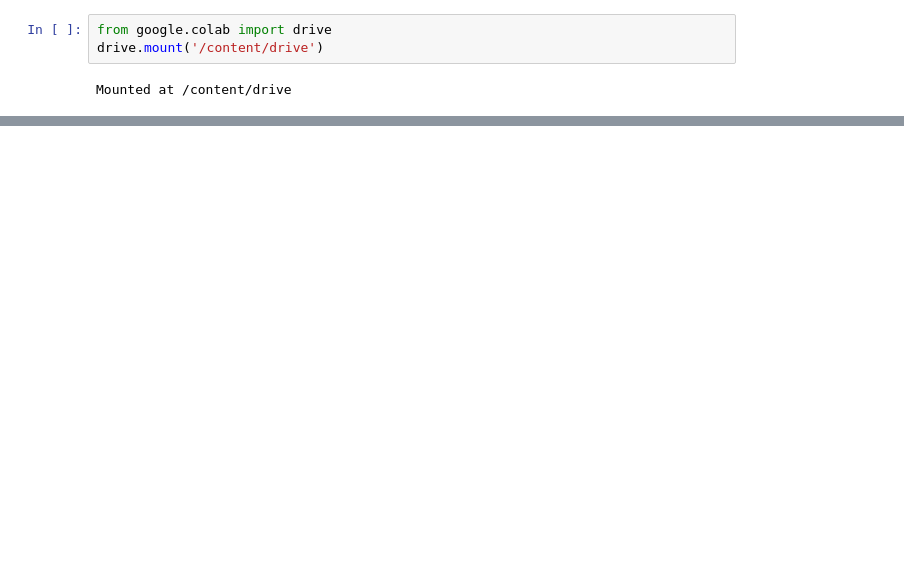
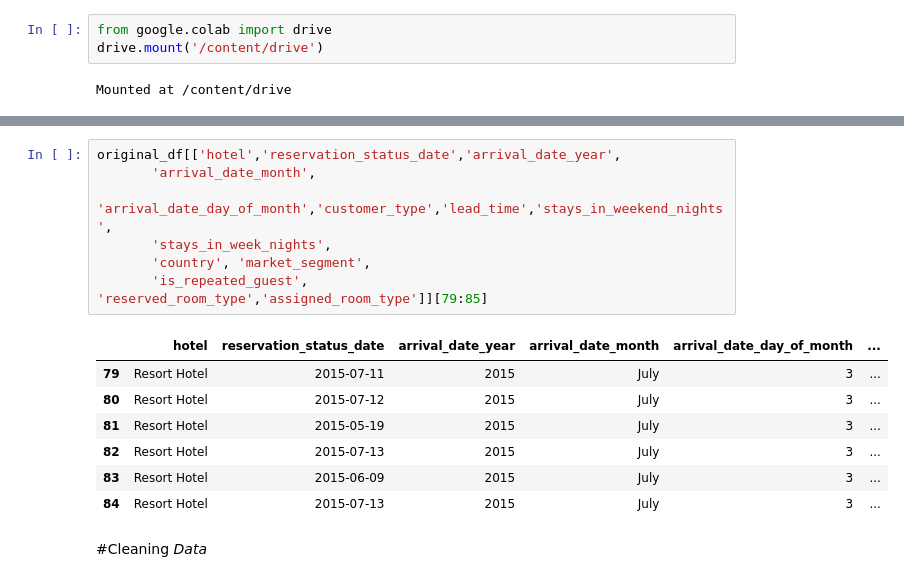
Before and after one commit to smkmohsin/hotel-booking-data-analysis, a Jupyter notebook: Hotel_Booking_Analysis_Sheikh_Mohsin_Kader.ipynb, the cells around one changed output, grey strips where cells are left out. Drawn from its saved outputs; the diff is of its cells as text; blank space fills up the shorter version.

```diff
--- a/Hotel_Booking_Analysis_Sheikh_Mohsin_Kader.ipynb
+++ b/Hotel_Booking_Analysis_Sheikh_Mohsin_Kader.ipynb
@@ -19,0 +110,18 @@ booking_df = pd.read_csv(filepath + 'Hotel Bookings.csv')
+# %%
+original_df[['hotel','reservation_status_date','arrival_date_year',
+       'arrival_date_month',
+       'arrival_date_day_of_month','customer_type','lead_time','stays_in_weekend_nights',
+       'stays_in_week_nights',
+       'country', 'market_segment',
+       'is_repeated_guest',
+'reserved_room_type','assigned_room_type']][79:85]
+# %% [output]
+|  | hotel | reservation_status_date | arrival_date_year | arrival_date_month | arrival_date_day_of_month | ... |
+| 79 | Resort Hotel | 2015-07-11 | 2015 | July | 3 | ... |
+| 80 | Resort Hotel | 2015-07-12 | 2015 | July | 3 | ... |
+| 81 | Resort Hotel | 2015-05-19 | 2015 | July | 3 | ... |
+| 82 | Resort Hotel | 2015-07-13 | 2015 | July | 3 | ... |
+| 83 | Resort Hotel | 2015-06-09 | 2015 | July | 3 | ... |
+| 84 | Resort Hotel | 2015-07-13 | 2015 | July | 3 | ... |
+# %% [markdown]
+#Cleaning *Data*
```
Also changed, not shown: parts of 27 cells of this notebook.
